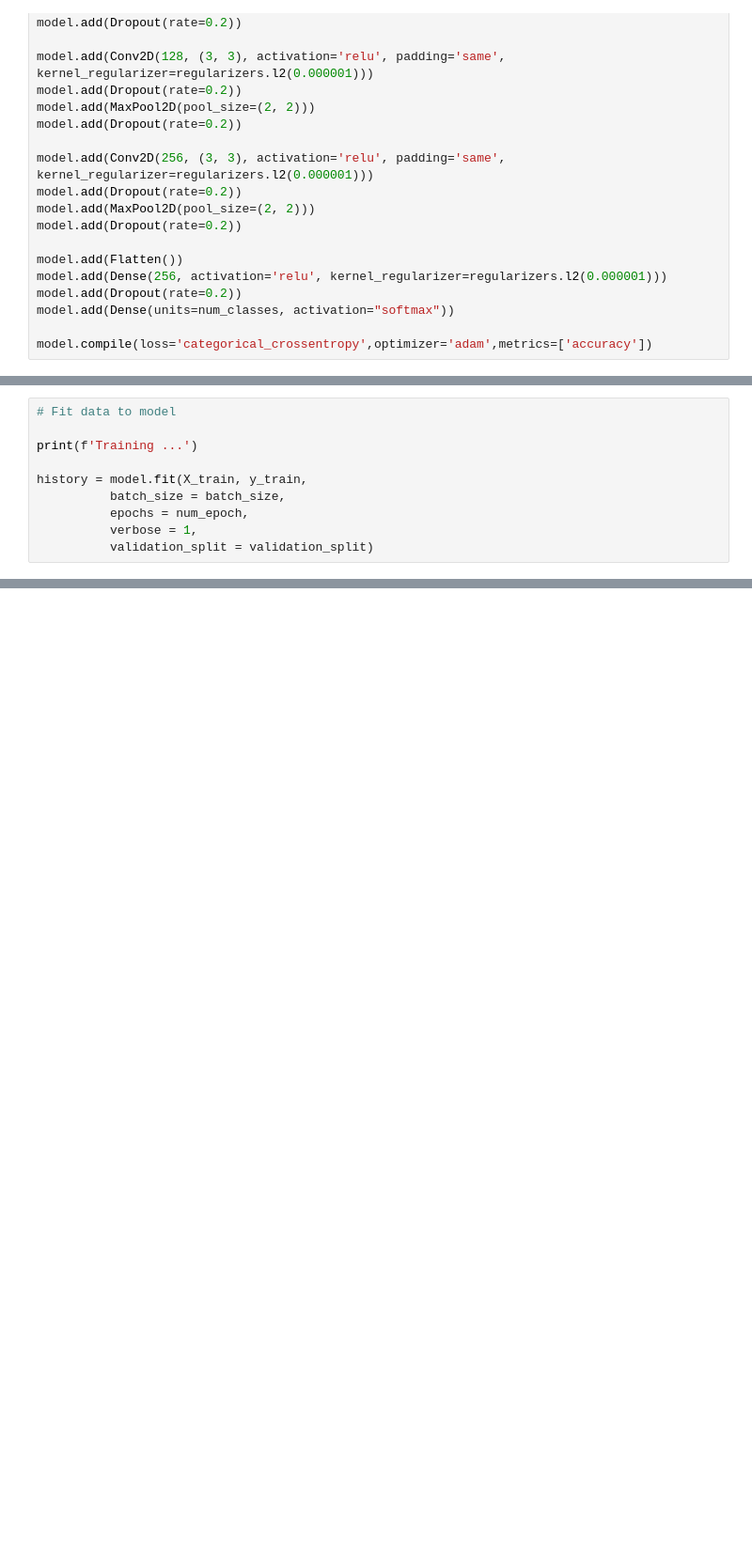
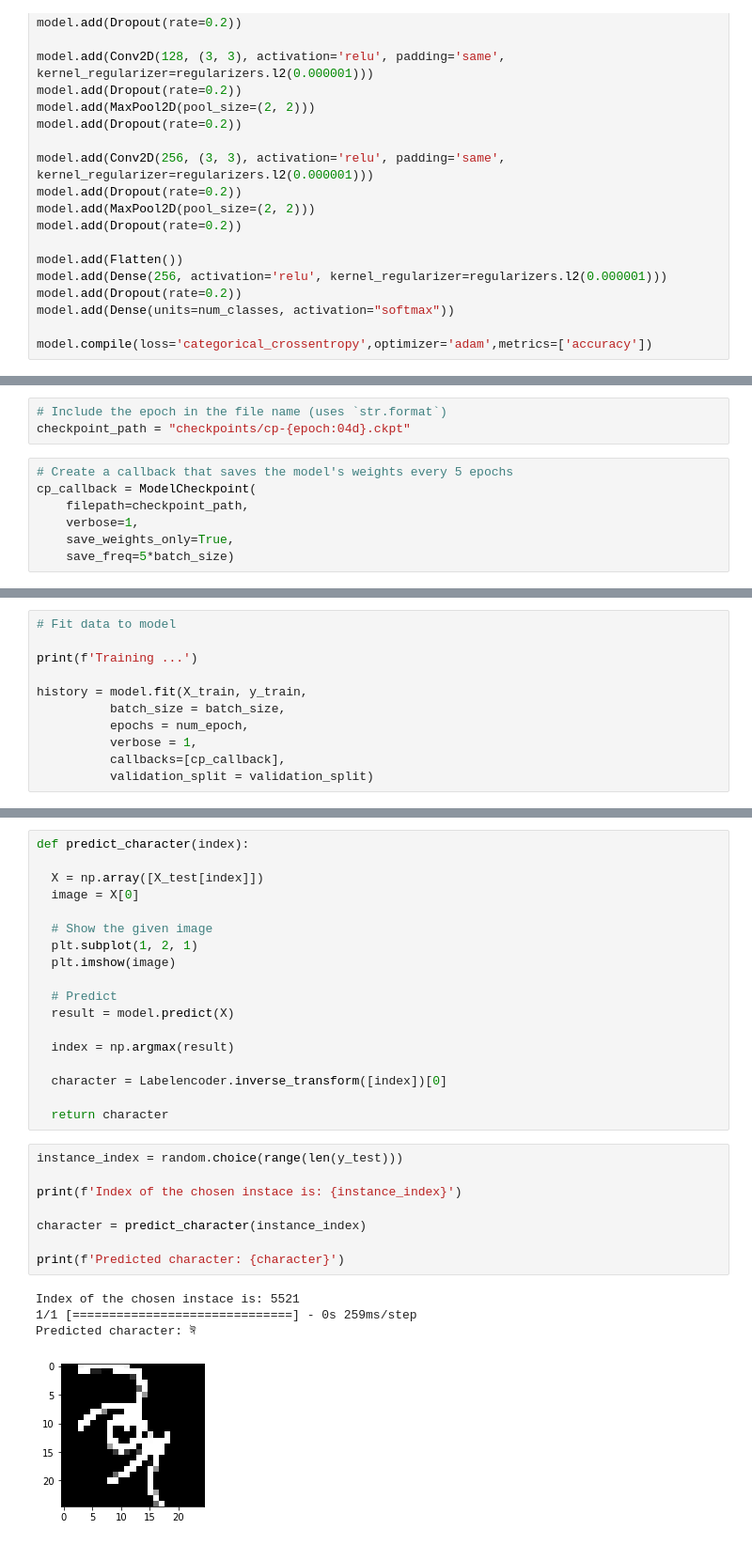
Before and after one commit to abkafi001/Bangla_OCR, a Jupyter notebook: Bangla_OCR.ipynb, the cells around one changed output, grey strips where cells are left out. Shown at 94% size. Drawn from its saved outputs; the diff is of its cells as text; blank space fills up the shorter version.

```diff
--- a/Bangla_OCR.ipynb
+++ b/Bangla_OCR.ipynb
@@ -199,0 +328,10 @@ Summary: None
+# %%
+# Include the epoch in the file name (uses `str.format`)
+checkpoint_path = "checkpoints/cp-{epoch:04d}.ckpt"
+# %%
+# Create a callback that saves the model's weights every 5 epochs
+cp_callback = ModelCheckpoint(
+    filepath=checkpoint_path,
+    verbose=1,
+    save_weights_only=True,
+    save_freq=5*batch_size)
@@ -206,6 +346,7 @@ history = model.fit(X_train, y_train,
           batch_size = batch_size,
           epochs = num_epoch,
           verbose = 1,
+          callbacks=[cp_callback],
           validation_split = validation_split)
 # %% [output]
 Training ...
@@ -237,0 +397,31 @@ Score: loss of 0.3233983814716339; accuracy of 91.33078455924988%
+# %%
+def predict_character(index):
+
+  X = np.array([X_test[index]])
+  image = X[0]
+
+  # Show the given image
+  plt.subplot(1, 2, 1)
+  plt.imshow(image)
+
+  # Predict
+  result = model.predict(X)
+
+  index = np.argmax(result)
+
+  character = Labelencoder.inverse_transform([index])[0]
+
+  return character
+# %%
+instance_index = random.choice(range(len(y_test)))
+
+print(f'Index of the chosen instace is: {instance_index}')
+
+character = predict_character(instance_index)
+
+print(f'Predicted character: {character}')
+# %% [output]
+Index of the chosen instace is: 5521
+1/1 [==============================] - 0s 259ms/step
+Predicted character: ঈ
+[figure, added]
```
Also changed, not shown: parts of 26 cells of this notebook, 45 other files.
